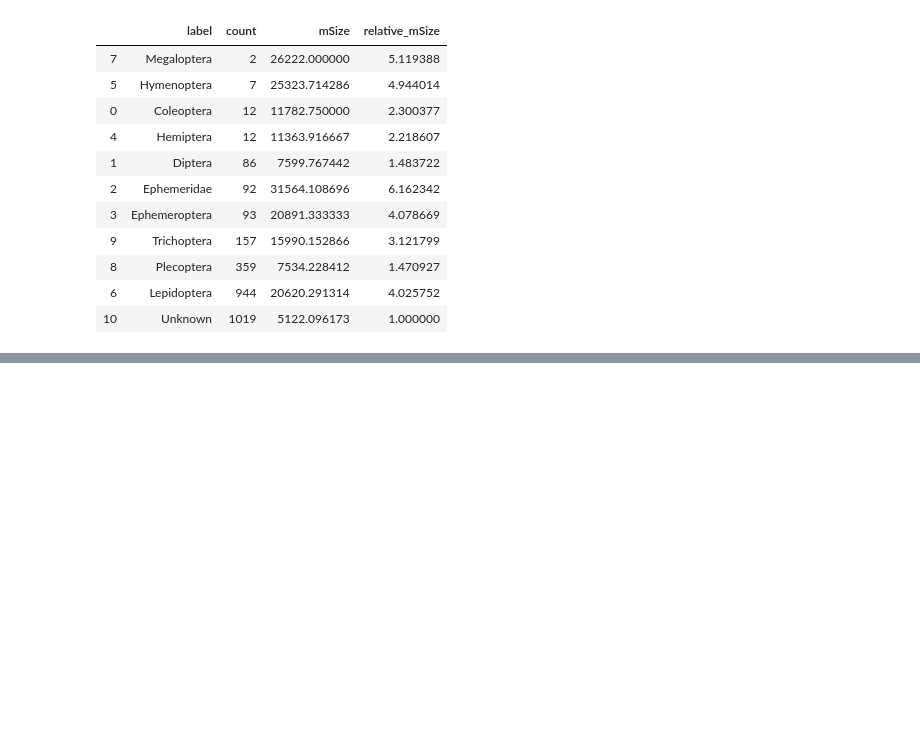
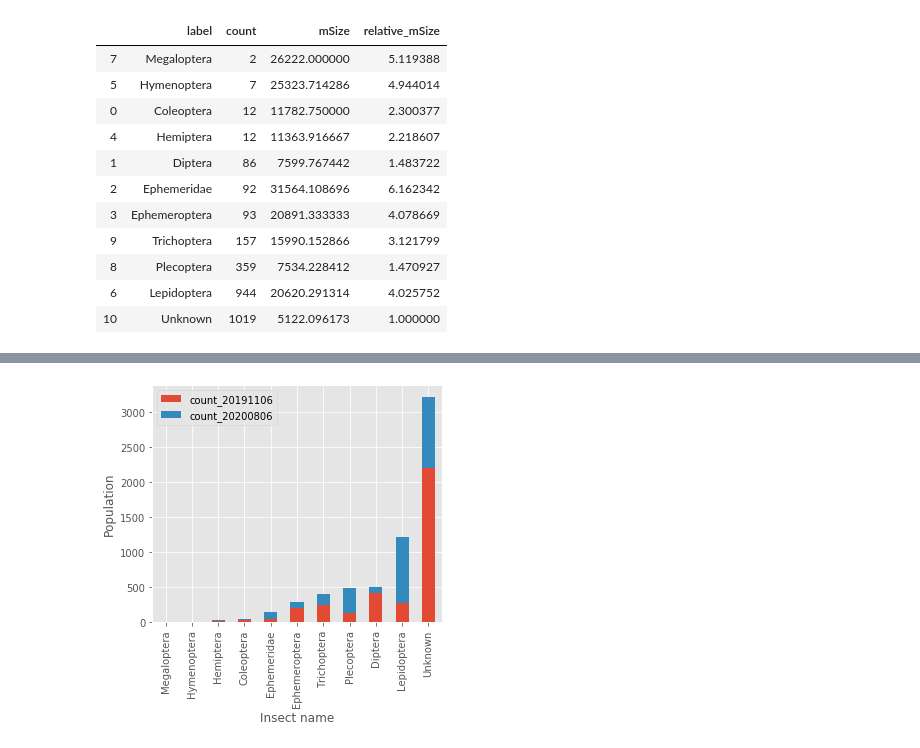
Before and after one commit to keiiti975/Insect_Phenology_Detector, a Jupyter notebook: result/classification/visualize_annotation_20200806/visualize_annotation.ipynb, the cells around one changed output, grey strips where cells are left out. Cells and saved outputs as stored; diff of their text form; code cells hidden in the pictures; blank space fills up the shorter version.

```diff
--- a/result/classification/visualize_annotation_20200806/visualize_annotation.ipynb
+++ b/result/classification/visualize_annotation_20200806/visualize_annotation.ipynb
@@ -203,0 +306,2 @@ plt.savefig(pj(os.getcwd(), "result/classification/visualize_annotation_20200806
+# %%
+H,W,C = concat_unknown_lbl(H, W, C)
@@ -203,0 +390,8 @@ plt.savefig(pj(os.getcwd(), "result/classification/visualize_annotation_20200806
+# %%
+df_20191106_label = np.array(list(df_20191106.label))
+df_20191106_count = np.array(list(df_20191106.Count))
+df_20200806_label = np.array(list(df_20200806.label))
+df_20200806_count = np.array(list(df_20200806.Count))
+# %%
+df_union_label = list(set(df_20191106_label) | set(df_20200806_label))
+df_union_label
@@ -203,0 +410,26 @@ plt.savefig(pj(os.getcwd(), "result/classification/visualize_annotation_20200806
+# %%
+df_union = pd.DataFrame()
+
+# init df_union
+df_union["label"] = df_union_label
+
+# add df_20191106 elements
+count_20191106 = np.zeros(len(df_union_label), dtype="int")
+for i, label in enumerate(df_union_label):
+    if label in df_20191106_label:
+        count = df_20191106_count[df_20191106_label == label][0]
+        count_20191106[i] = count
+df_union["count_20191106"] = count_20191106
+
+# add df_20200806 elements
+count_20200806 = np.zeros(len(df_union_label), dtype="int")
+for i, label in enumerate(df_union_label):
+    if label in df_20200806_label:
+        count = df_20200806_count[df_20200806_label == label][0]
+        count_20200806[i] = count
+df_union["count_20200806"] = count_20200806
+
+df_union["count_sum"] = count_20191106 + count_20200806
+count_sorted_df_union = df_union.sort_values("count_sum")
+
+count_sorted_df_union
@@ -203,0 +449,8 @@ plt.savefig(pj(os.getcwd(), "result/classification/visualize_annotation_20200806
+# %%
+count_sorted_df_union.plot.bar(x="label", y=["count_20191106", "count_20200806"], stacked=True)
+plt.xlabel("Insect name")
+plt.ylabel("Population")
+plt.tight_layout()
+plt.savefig(pj(os.getcwd(), "result/classification/visualize_annotation_20200806", "population_sum.png"))
+# %% [output]
+[figure, added]
```
Also changed, not shown: parts of 30 cells of this notebook, 20 other files.
